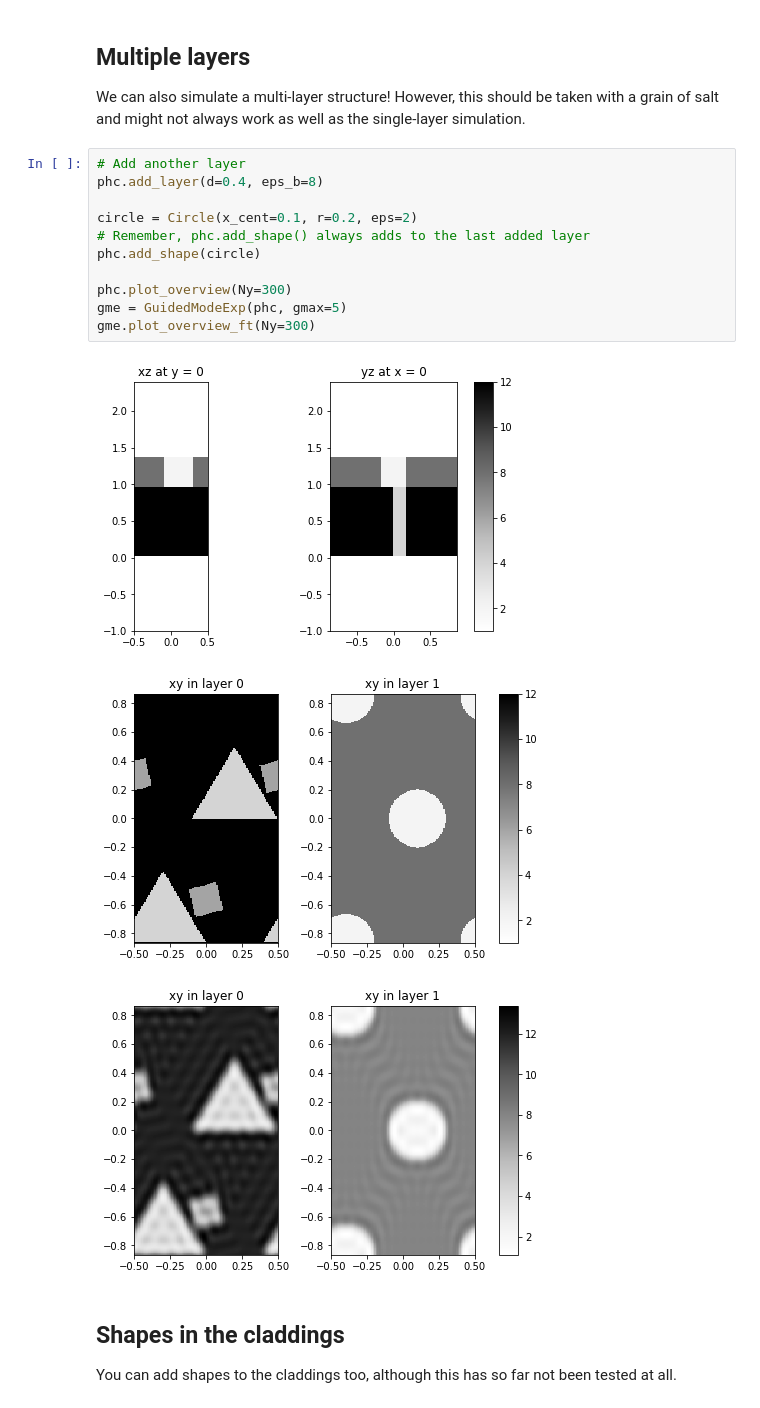
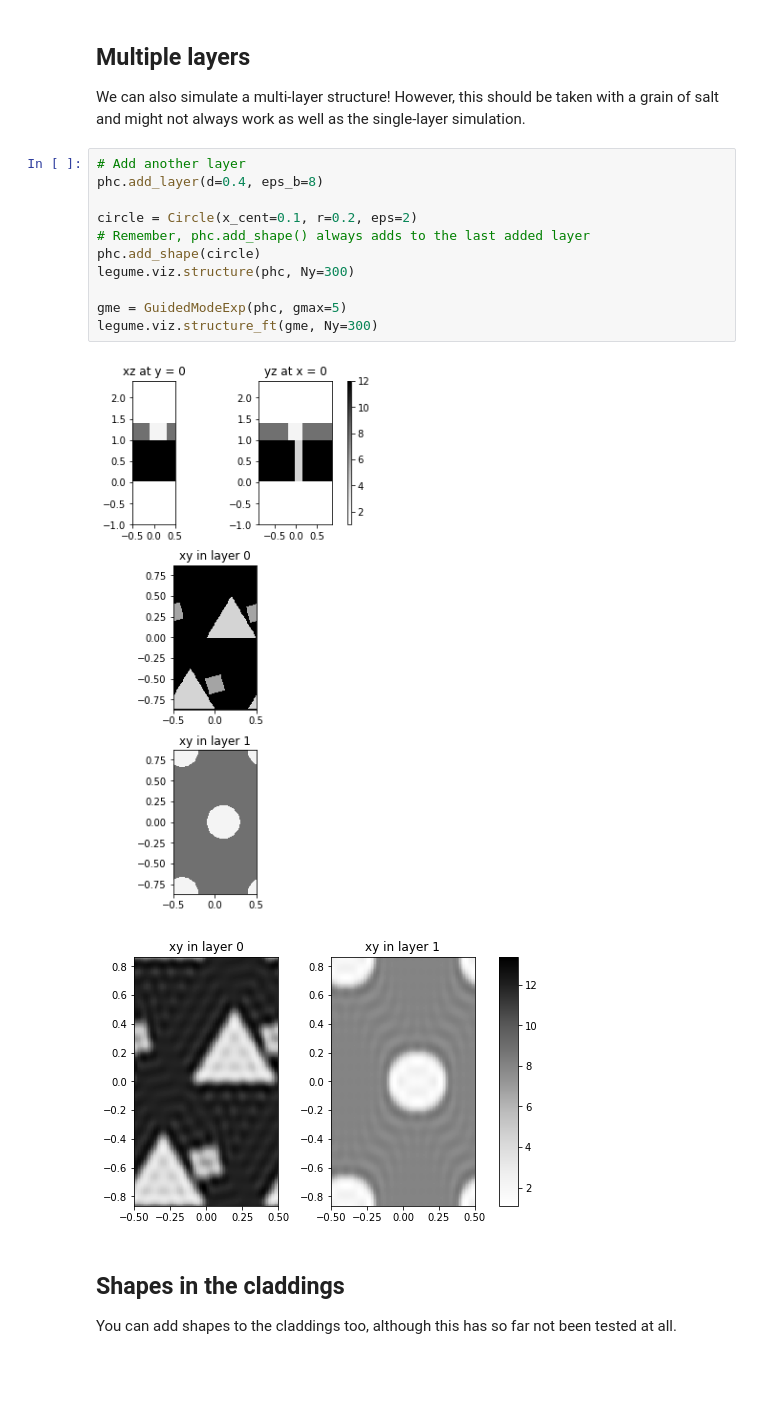
Before and after one commit to fancompute/legume, a Jupyter notebook: Notebooks/Demo_shapes_layers.ipynb, the cells around one changed output. Saved outputs shown, nothing was run; the diff lists cells and outputs as text; blank space fills up the shorter version.

```diff
--- a/Notebooks/Demo_shapes_layers.ipynb
+++ b/Notebooks/Demo_shapes_layers.ipynb
@@ -80,18 +77,17 @@ We can also simulate a multi-layer structure! However, this should be taken with
 # %%
 # Add another layer
 phc.add_layer(d=0.4, eps_b=8)
 
 circle = Circle(x_cent=0.1, r=0.2, eps=2)
 # Remember, phc.add_shape() always adds to the last added layer
 phc.add_shape(circle)
+legume.viz.structure(phc, Ny=300)
 
-phc.plot_overview(Ny=300)
 gme = GuidedModeExp(phc, gmax=5)
-gme.plot_overview_ft(Ny=300)
+legume.viz.structure_ft(gme, Ny=300)
 # %% [output]
-[figure, old version]
+[figure, new version]
-[figure, old version]
+[figure, new version]
-[figure, removed]
 # %% [markdown]
 ## Shapes in the claddings
 You can add shapes to the claddings too, although this has so far not been tested at all.
```
Also changed, not shown: parts of 6 cells of this notebook, 1 other file.
